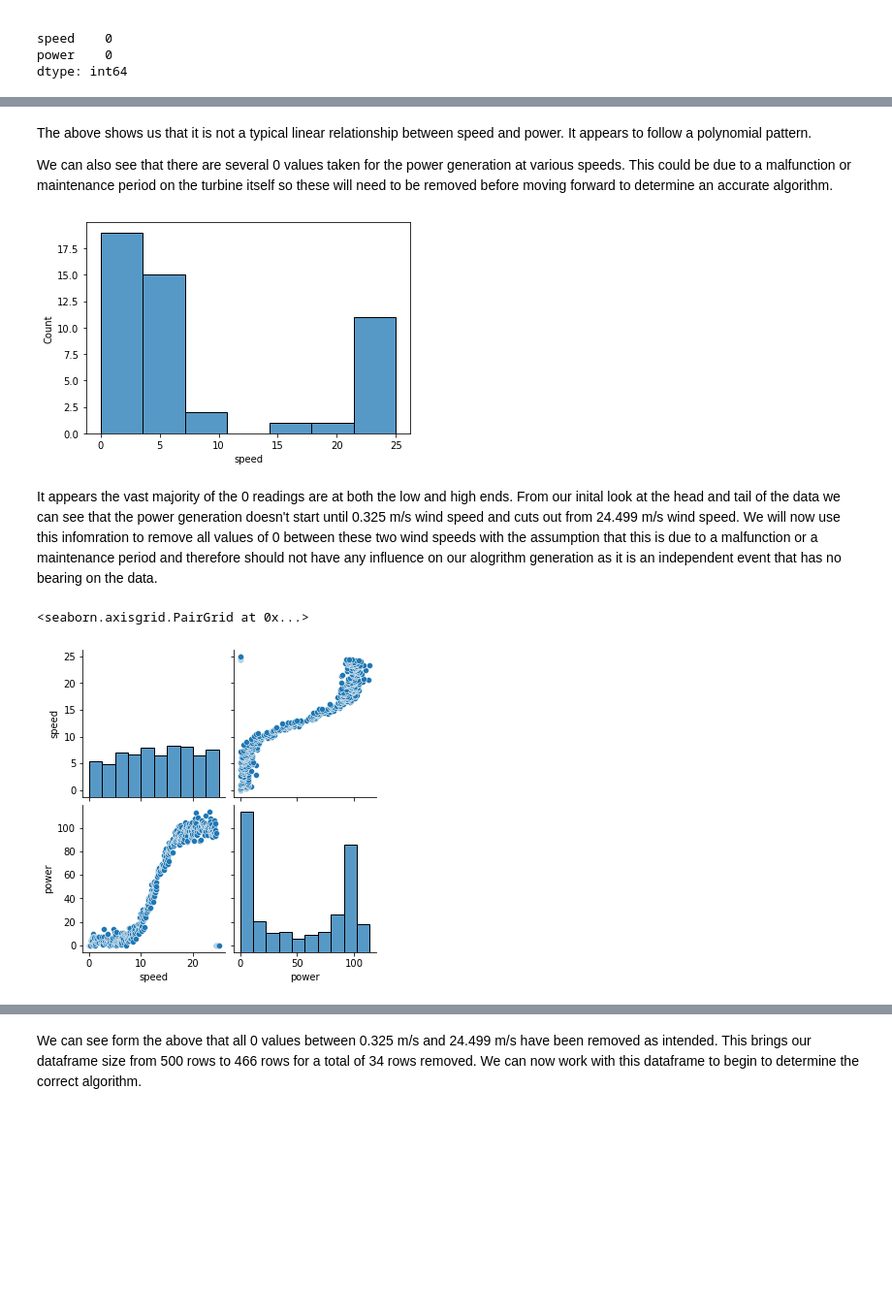
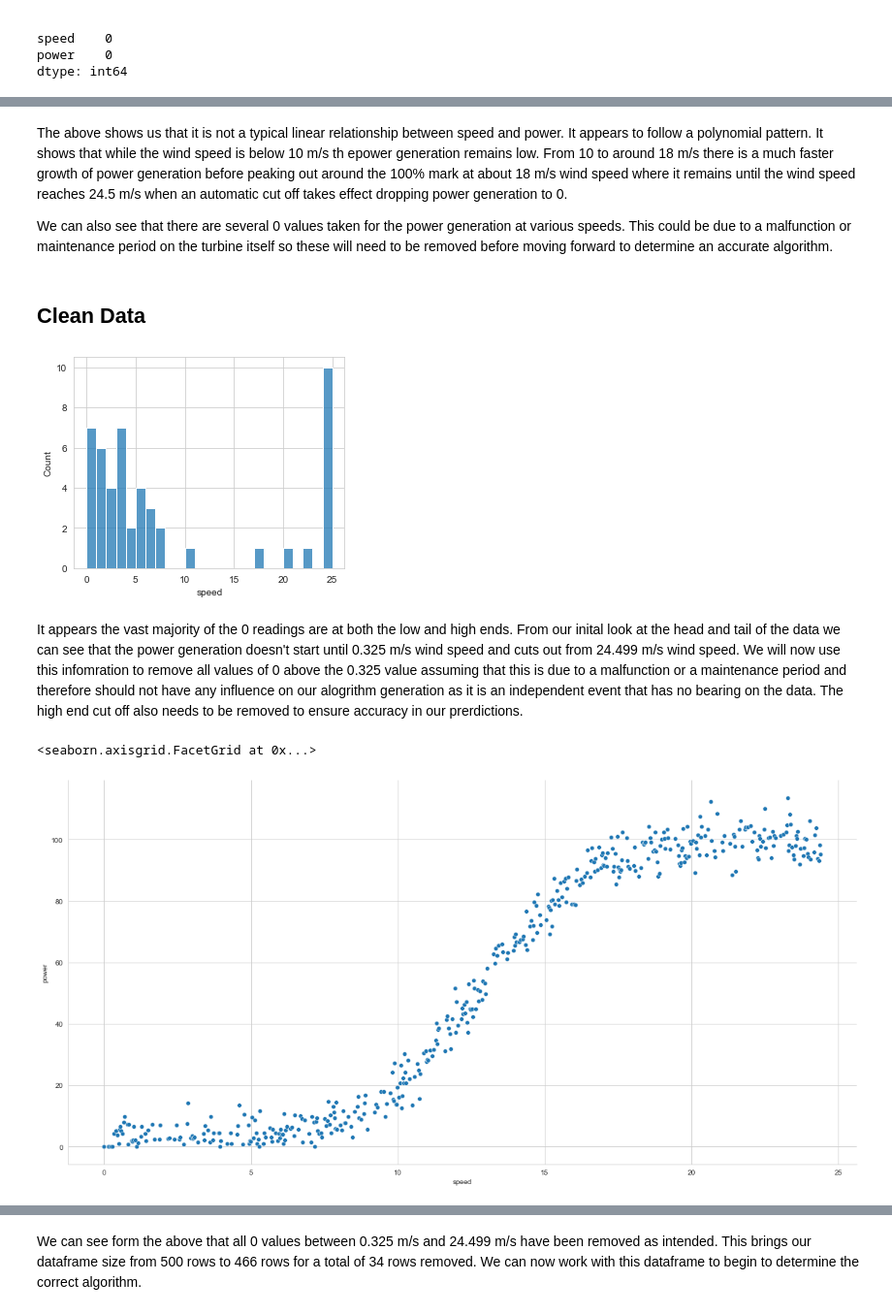
Before and after one commit to IanWafer/Machine-Learning-and-Statistics-Project, a Jupyter notebook: Machine Learning & Statistics Project.ipynb, the cells around one changed output, grey strips where cells are left out. Shown: that part at 97% size. Cells and saved outputs as stored; diff of their text form; code cells hidden in the pictures; blank space fills up the shorter version.

```diff
--- a/Machine Learning & Statistics Project.ipynb
+++ b/Machine Learning & Statistics Project.ipynb
@@ -19,6 +19,14 @@ import pandas as pd
 import numpy as np
 import seaborn as sns
 import matplotlib.pyplot as plt
+from pylab import rcParams
+import sklearn
+from sklearn.linear_model import LinearRegression
+from sklearn.preprocessing import scale
+from collections import Counter
+
+#matplotlib inline
+rcParams['figure.figsize']=5, 4
 
 # Import the csv file containing the information
 df = pd.read_csv('powerproduction.txt')
@@ -67,24 +82,26 @@ sns.pairplot(df, height=4, aspect=2);
 # %% [markdown]
-The above shows us  that it is not a typical linear relationship between speed  and power. It appears to follow a polynomial pattern.
+The above shows us  that it is not a typical linear relationship between speed  and power. It appears to follow a polynomial pattern. It shows that while the wind speed is below 10 m/s th epower generation remains low. From 10 to around 18 m/s there is a much faster growth of power generation before peaking out around the 100% mark at about 18  m/s wind speed where it remains until the wind speed reaches 24.5 m/s when an automatic cut off takes effect dropping power generation to 0.
 
 We can also see that there are several 0 values taken for the power generation at various speeds. This could be due to a malfunction or maintenance period on the turbine itself so these will need to be removed before moving forward to determine an accurate algorithm.
+# %% [markdown]
+##  Clean Data
 # %%
 #  Check were majority of readings for 0 power generation values are located.
 df_check= df[df['power'] == 0]
 
-sns.histplot(data=df_check, x="speed");
+sns.histplot(data=df_check, x="speed", bins=25);
 # %% [output]
-[figure, old version]
+[figure, new version]
 # %% [markdown]
-It appears the vast majority of the 0 readings are at both the low and high ends. From our inital look at the head and tail of the data we can see that the power generation doesn't start until 0.325 m/s wind speed and cuts out from 24.499 m/s wind speed. We will now  use this infomration to remove all values of 0 between these two wind speeds with the assumption that this is due to a malfunction or a maintenance period and therefore should not have any influence on our alogrithm generation as it is an independent event that has no bearing on the data.
+It appears the vast majority of the 0 readings are at both the low and high ends. From our inital look at the head and tail of the data we can see that the power generation doesn't start until 0.325 m/s wind speed and cuts out from 24.499 m/s wind speed. We will now  use this infomration to remove all values of 0 above the 0.325 value assuming that this is due to a malfunction or a maintenance period and therefore should not have any influence on our alogrithm generation as it is an independent event that has no bearing on the data. The high end cut off also needs to be removed to ensure accuracy in our prerdictions.
 # %%
 # https://stackoverflow.com/questions/13851535/how-to-delete-rows-from-a-pandas-dataframe-based-on-a-conditional-expression
-df = df.drop(df[(df.speed >= 0.325) & (df.speed < 24.499) & (df.power == 0.0)].index)
+df = df.drop(df[(df.speed >= 0.325) & (df.power == 0.0)].index)
 
-sns.pairplot(df)
+sns.relplot(data=df, x="speed", y="power", height=8, aspect=2)
 # %% [output]
-<seaborn.axisgrid.PairGrid at 0x...>
+<seaborn.axisgrid.FacetGrid at 0x...>
-[figure, old version]
+[figure, new version]
 # %%
 # Check dataframe for locations of remaining 0 values
 df_check= df[df['power'] == 0]
```
Also changed, not shown: parts of 12 cells of this notebook.
